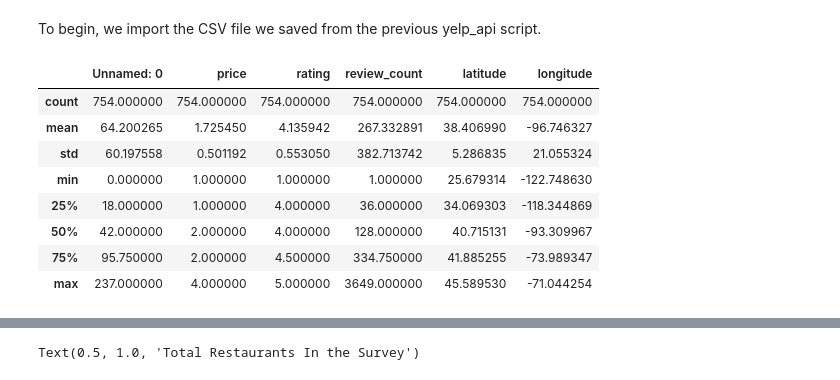
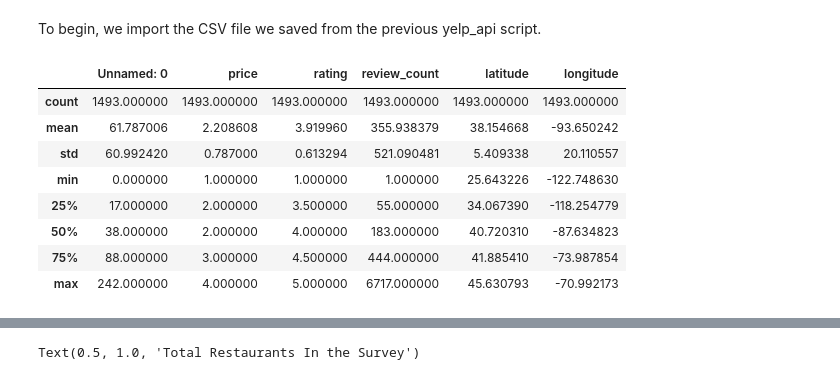
Before and after one commit to lewi0332/flatiron_mod_1_project, a Jupyter notebook: yelp_distribution.ipynb, the cells around one changed output, grey strips where cells are left out. Saved outputs shown, nothing was run; the diff lists cells and outputs as text; code cells hidden in the pictures.

```diff
--- a/yelp_distribution.ipynb
+++ b/yelp_distribution.ipynb
@@ -18,14 +17,14 @@ import plotly.figure_factory as ff
 # %%
 df = pd.read_csv("yelp_master_data.csv")
 # %%
-df[df.category == 'vegan'].describe()
+df.describe()
 # %% [output]
 |  | Unnamed: 0 | price | rating | review_count | latitude | longitude |
-| count | 754.000000 | 754.000000 | 754.000000 | 754.000000 | 754.000000 | 754.000000 |
-| mean | 64.200265 | 1.725450 | 4.135942 | 267.332891 | 38.406990 | -96.746327 |
-| std | 60.197558 | 0.501192 | 0.553050 | 382.713742 | 5.286835 | 21.055324 |
-| min | 0.000000 | 1.000000 | 1.000000 | 1.000000 | 25.679314 | -122.748630 |
-| 25% | 18.000000 | 1.000000 | 4.000000 | 36.000000 | 34.069303 | -118.344869 |
-| 50% | 42.000000 | 2.000000 | 4.000000 | 128.000000 | 40.715131 | -93.309967 |
-| 75% | 95.750000 | 2.000000 | 4.500000 | 334.750000 | 41.885255 | -73.989347 |
-| max | 237.000000 | 4.000000 | 5.000000 | 3649.000000 | 45.589530 | -71.044254 |
+| count | 1493.000000 | 1493.000000 | 1493.000000 | 1493.000000 | 1493.000000 | 1493.000000 |
+| mean | 61.787006 | 2.208608 | 3.919960 | 355.938379 | 38.154668 | -93.650242 |
+| std | 60.992420 | 0.787000 | 0.613294 | 521.090481 | 5.409338 | 20.110557 |
+| min | 0.000000 | 1.000000 | 1.000000 | 1.000000 | 25.643226 | -122.748630 |
+| 25% | 17.000000 | 2.000000 | 3.500000 | 55.000000 | 34.067390 | -118.254779 |
+| 50% | 38.000000 | 2.000000 | 4.000000 | 183.000000 | 40.720310 | -87.634823 |
+| 75% | 88.000000 | 3.000000 | 4.500000 | 444.000000 | 41.885410 | -73.987854 |
+| max | 242.000000 | 4.000000 | 5.000000 | 6717.000000 | 45.630793 | -70.992173 |
```
Also changed, not shown: parts of 40 cells of this notebook.
